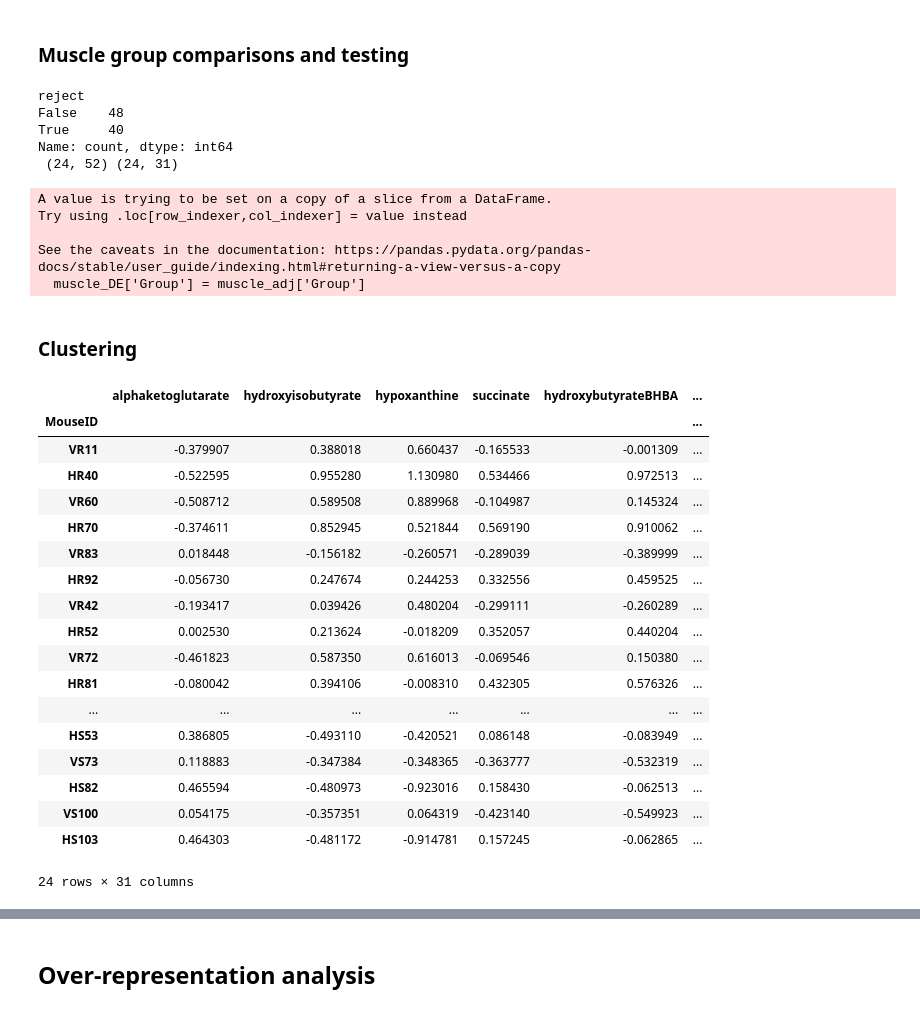
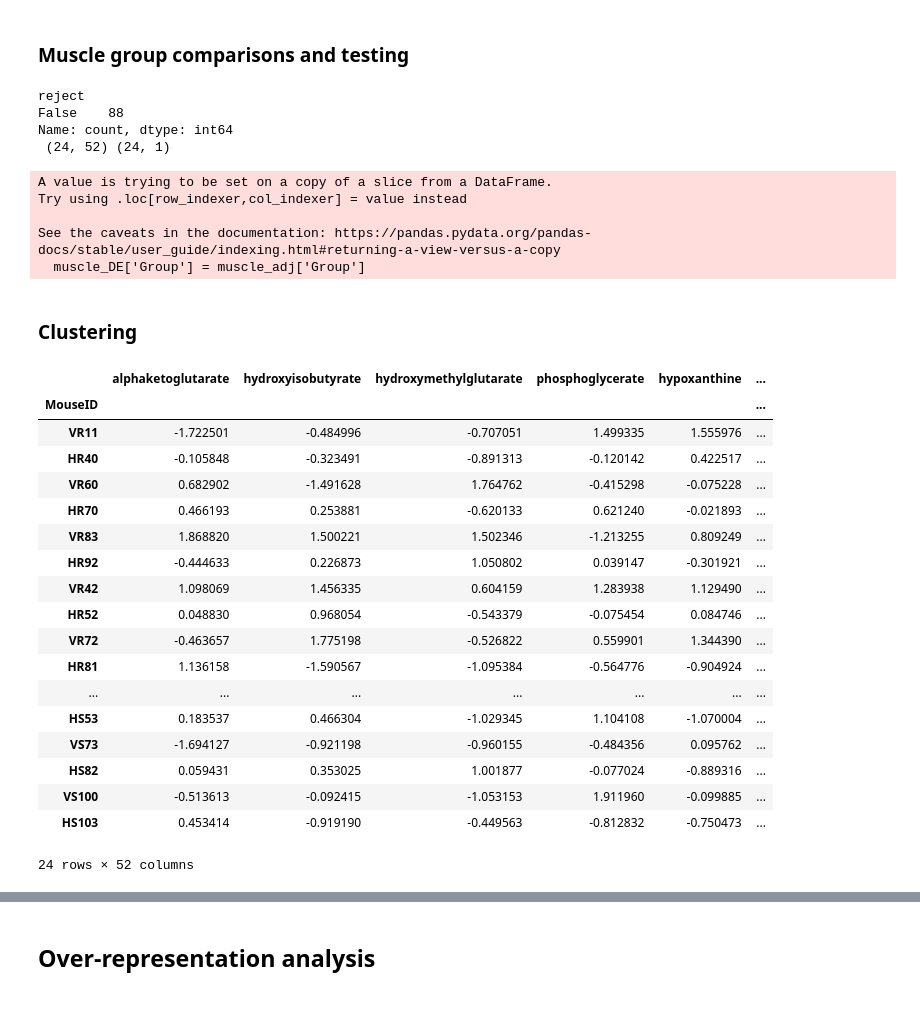
Before and after one commit to bjwadswo/JohnsonLab_Wadsworth-et-al_2HB-Metabolomics, a Jupyter notebook: Met_Analysis.ipynb, the cells around one changed output, grey strips where cells are left out. Cells and saved outputs as stored; diff of their text form; code cells hidden in the pictures.

```diff
--- a/Met_Analysis.ipynb
+++ b/Met_Analysis.ipynb
@@ -459,21 +479,20 @@ for met in muscle_adj.columns[:-8]:
         })
 
 reject, adj_pvalues, sidak, bonf = multipletests(
-    results.p_value.fillna(1), alpha=0.01, method = 'fdr_tsbh'
+    results.p_value.fillna(1), alpha=0.1, method = 'fdr_tsbh'
 )
 results['adj_p'] = adj_pvalues
 results['reject'] = reject
 results.to_csv('muscle_FDR.csv')
-hit_results = results[results.reject == True]
-muscle_DE = muscle_adj[hit_results.Metabolite.unique()]
+mus_hit_results = results[results.reject == True]
+muscle_DE = muscle_adj[mus_hit_results.Metabolite.unique()]
 muscle_DE['Group'] = muscle_adj['Group']
 print(results.reject.value_counts(),'\n',muscle_adj.shape, muscle_DE.shape)
 # %% [output]
 reject
-False    48
-True     40
+False    88
 Name: count, dtype: int64
- (24, 52) (24, 31)
+ (24, 52) (24, 1)
 A value is trying to be set on a copy of a slice from a DataFrame.
 Try using .loc[row_indexer,col_indexer] = value instead
 
@@ -481,28 +500,28 @@ See the caveats in the documentation: https://pandas.pydata.org/pandas-docs/stab
   muscle_DE['Group'] = muscle_adj['Group']
 # %% [markdown]
 ### Clustering
-# %%
-muscle_DE
-# %% [output]
-|  | alphaketoglutarate | hydroxyisobutyrate | hypoxanthine | succinate | hydroxybutyrateBHBA | ... |
-| MouseID |  |  |  |  |  | ... |
-| VR11 | -0.379907 | 0.388018 | 0.660437 | -0.165533 | -0.001309 | ... |
-| HR40 | -0.522595 | 0.955280 | 1.130980 | 0.534466 | 0.972513 | ... |
-| VR60 | -0.508712 | 0.589508 | 0.889968 | -0.104987 | 0.145324 | ... |
-| HR70 | -0.374611 | 0.852945 | 0.521844 | 0.569190 | 0.910062 | ... |
-| VR83 | 0.018448 | -0.156182 | -0.260571 | -0.289039 | -0.389999 | ... |
-| HR92 | -0.056730 | 0.247674 | 0.244253 | 0.332556 | 0.459525 | ... |
-| VR42 | -0.193417 | 0.039426 | 0.480204 | -0.299111 | -0.260289 | ... |
-| HR52 | 0.002530 | 0.213624 | -0.018209 | 0.352057 | 0.440204 | ... |
-| VR72 | -0.461823 | 0.587350 | 0.616013 | -0.069546 | 0.150380 | ... |
-| HR81 | -0.080042 | 0.394106 | -0.008310 | 0.432305 | 0.576326 | ... |
-| ... | ... | ... | ... | ... | ... | ... |
-| HS53 | 0.386805 | -0.493110 | -0.420521 | 0.086148 | -0.083949 | ... |
-| VS73 | 0.118883 | -0.347384 | -0.348365 | -0.363777 | -0.532319 | ... |
-| HS82 | 0.465594 | -0.480973 | -0.923016 | 0.158430 | -0.062513 | ... |
-| VS100 | 0.054175 | -0.357351 | 0.064319 | -0.423140 | -0.549923 | ... |
-| HS103 | 0.464303 | -0.481172 | -0.914781 | 0.157245 | -0.062865 | ... |
-24 rows × 31 columns
+# %%
+muscle_adj
+# %% [output]
+|  | alphaketoglutarate | hydroxyisobutyrate | hydroxymethylglutarate | phosphoglycerate | hypoxanthine | ... |
+| MouseID |  |  |  |  |  | ... |
+| VR11 | -1.722501 | -0.484996 | -0.707051 | 1.499335 | 1.555976 | ... |
+| HR40 | -0.105848 | -0.323491 | -0.891313 | -0.120142 | 0.422517 | ... |
+| VR60 | 0.682902 | -1.491628 | 1.764762 | -0.415298 | -0.075228 | ... |
+| HR70 | 0.466193 | 0.253881 | -0.620133 | 0.621240 | -0.021893 | ... |
+| VR83 | 1.868820 | 1.500221 | 1.502346 | -1.213255 | 0.809249 | ... |
+| HR92 | -0.444633 | 0.226873 | 1.050802 | 0.039147 | -0.301921 | ... |
+| VR42 | 1.098069 | 1.456335 | 0.604159 | 1.283938 | 1.129490 | ... |
+| HR52 | 0.048830 | 0.968054 | -0.543379 | -0.075454 | 0.084746 | ... |
+| VR72 | -0.463657 | 1.775198 | -0.526822 | 0.559901 | 1.344390 | ... |
+| HR81 | 1.136158 | -1.590567 | -1.095384 | -0.564776 | -0.904924 | ... |
+| ... | ... | ... | ... | ... | ... | ... |
+| HS53 | 0.183537 | 0.466304 | -1.029345 | 1.104108 | -1.070004 | ... |
+| VS73 | -1.694127 | -0.921198 | -0.960155 | -0.484356 | 0.095762 | ... |
+| HS82 | 0.059431 | 0.353025 | 1.001877 | -0.077024 | -0.889316 | ... |
+| VS100 | -0.513613 | -0.092415 | -1.053153 | 1.911960 | -0.099885 | ... |
+| HS103 | 0.453414 | -0.919190 | -0.449563 | -0.812832 | -0.750473 | ... |
+24 rows × 52 columns
 # %%
 import seaborn as sns
 # %%
```
Also changed, not shown: parts of 20 cells of this notebook, 9 other files.
